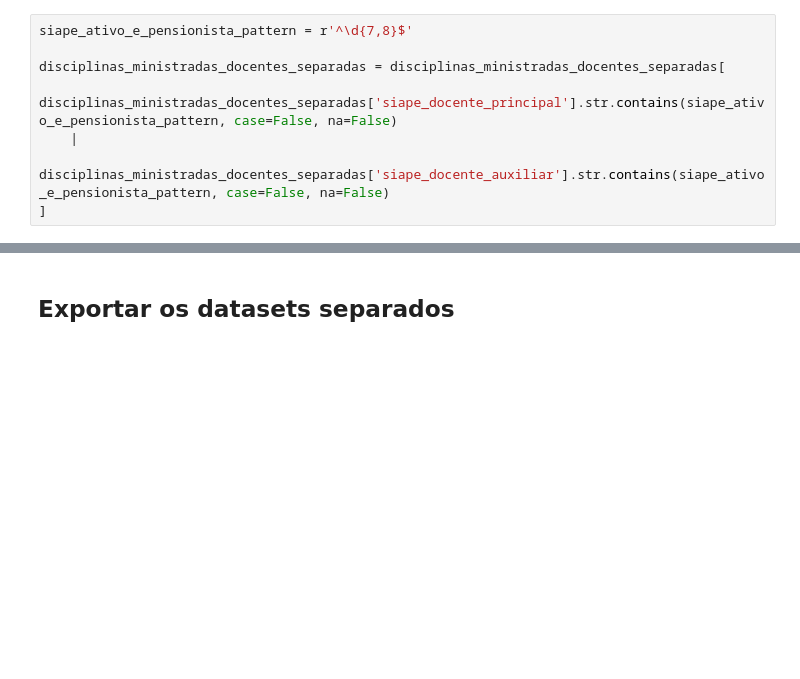
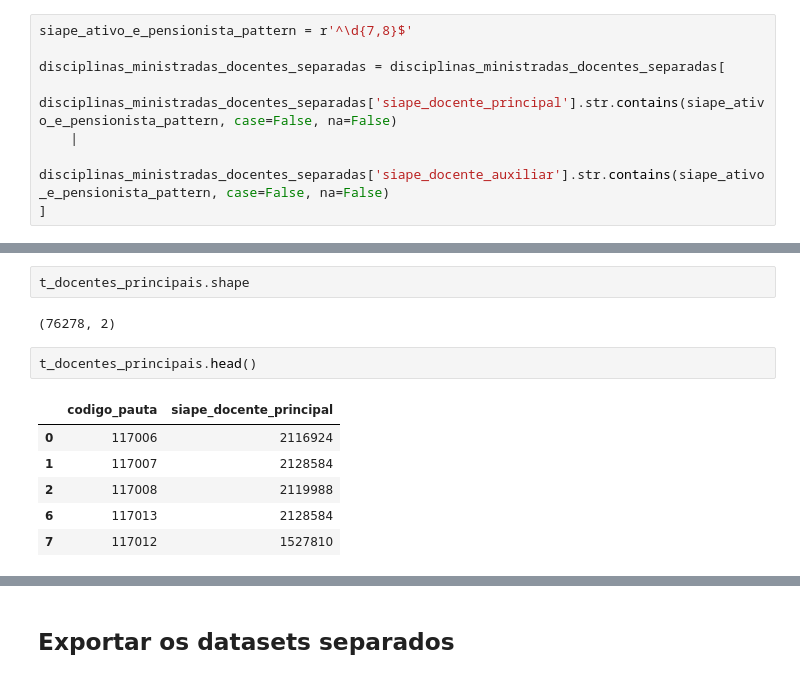
Before and after one commit to marcelsby/tcc-ifg-kg, a Jupyter notebook: notebooks/dados_abertos/Preprocessing Disciplinas Ministradas.ipynb, the cells around one changed output, grey strips where cells are left out. Saved outputs shown, nothing was run; the diff lists cells and outputs as text; blank space fills up the shorter version.

```diff
--- a/notebooks/dados_abertos/Preprocessing Disciplinas Ministradas.ipynb
+++ b/notebooks/dados_abertos/Preprocessing Disciplinas Ministradas.ipynb
@@ -622,0 +658,13 @@ disciplinas_ministradas_docentes_separadas = disciplinas_ministradas_docentes_se
+# %%
+t_docentes_principais.shape
+# %% [output]
+(76278, 2)
+# %%
+t_docentes_principais.head()
+# %% [output]
+|  | codigo_pauta | siape_docente_principal |
+| 0 | 117006 | 2116924 |
+| 1 | 117007 | 2128584 |
+| 2 | 117008 | 2119988 |
+| 6 | 117013 | 2128584 |
+| 7 | 117012 | 1527810 |
```
Also changed, not shown: parts of 20 cells of this notebook.
